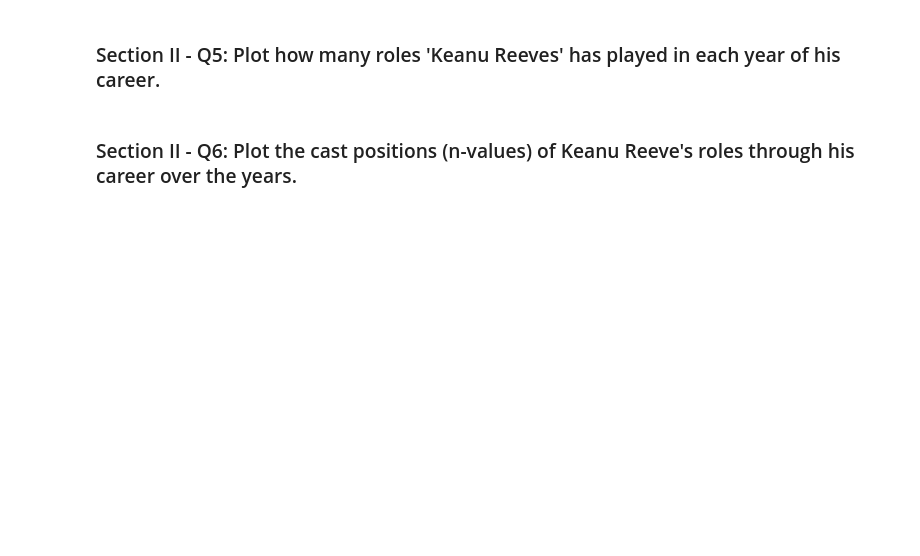
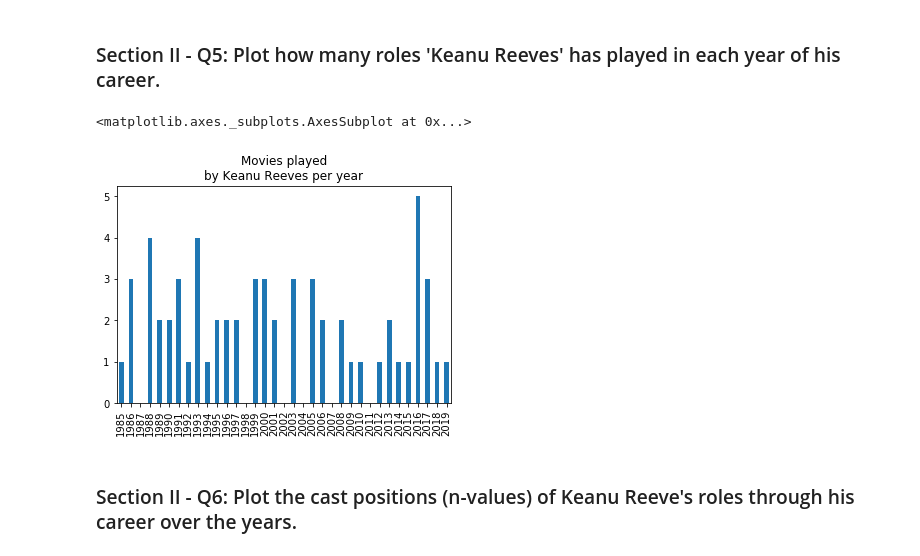
Before and after one commit to zyerusha/mec-mini-projects, a Jupyter notebook: mec-5.3.10-data-wranging-with-pandas-mini-project/Mini_Project_Data_Wrangling_Pandas.ipynb, the cells around one changed output. Saved outputs shown, nothing was run; the diff lists cells and outputs as text; code cells hidden in the pictures; blank space fills up the shorter version.

```diff
--- a/mec-5.3.10-data-wranging-with-pandas-mini-project/Mini_Project_Data_Wrangling_Pandas.ipynb
+++ b/mec-5.3.10-data-wranging-with-pandas-mini-project/Mini_Project_Data_Wrangling_Pandas.ipynb
@@ -364,4 +523,13 @@ top_ten.plot(kind='barh')
 # %% [markdown]
 ### Section II - Q5: Plot how many roles 'Keanu Reeves' has played in each year of his career.
+# %%
+df = cast[cast.name == 'Keanu Reeves']
+keanu_years = df.groupby("year").size()
+active_years = pd.RangeIndex(start=keanu_years.index[0], stop=(keanu_years.index[-1]+1))
+tmp_series = pd.Series(data=0*len(active_years), index=active_years)
+keanu_years.combine(tmp_series, max, fill_value=0).plot(kind='bar', title="Movies played\nby Keanu Reeves per year")
+# %% [output]
+<matplotlib.axes._subplots.AxesSubplot at 0x...>
+[figure, added]
 # %% [markdown]
 ### Section II - Q6: Plot the cast positions (n-values) of Keanu Reeve's roles through his career over the years.
```
Also changed, not shown: parts of 25 cells of this notebook.
